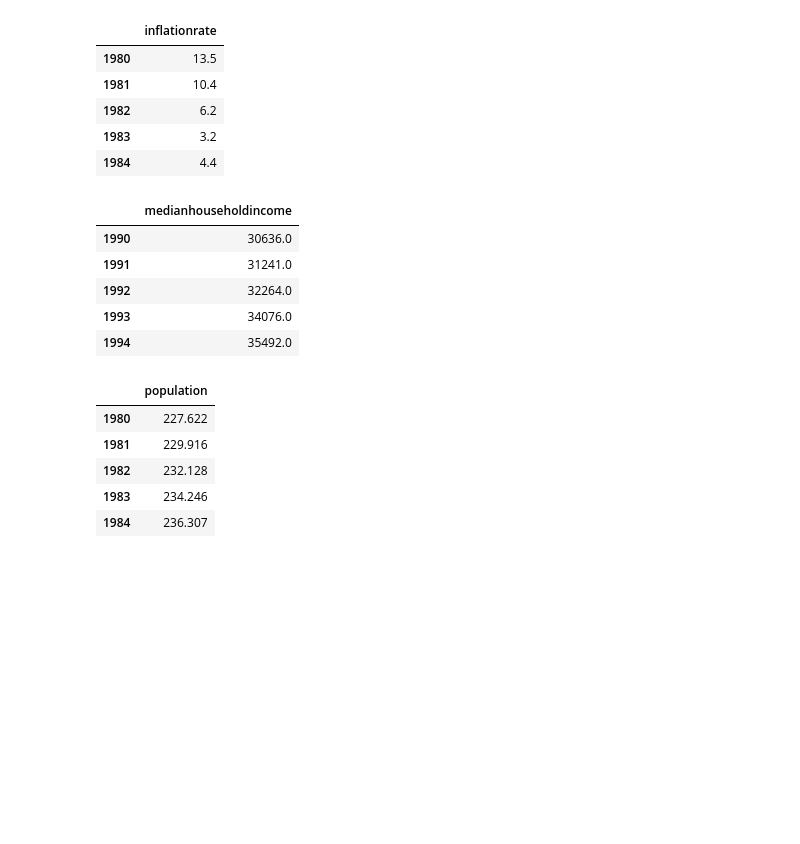
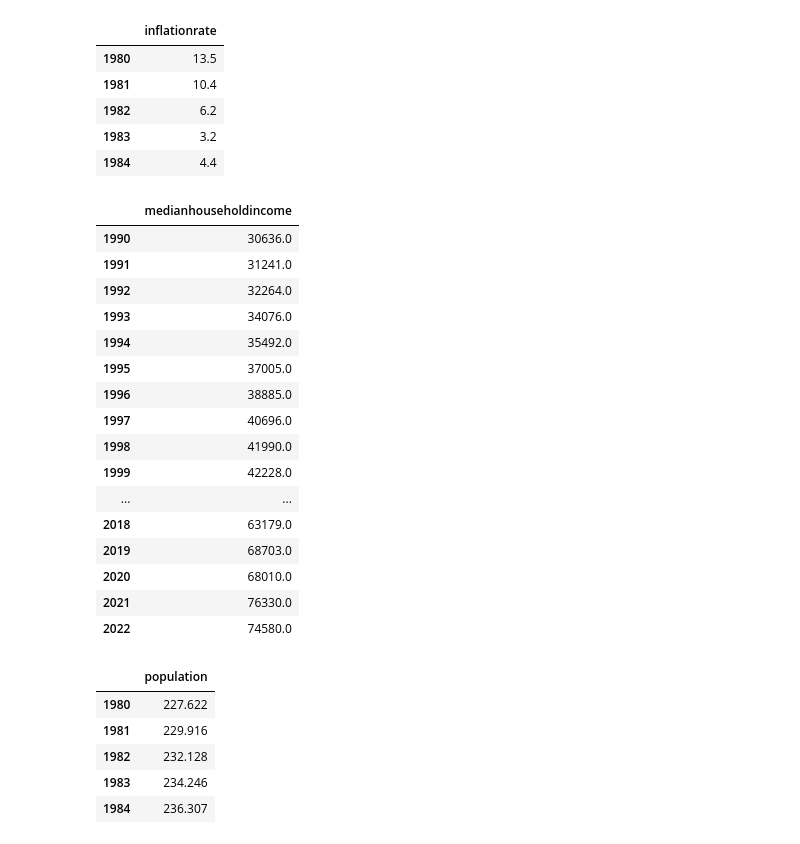
Before and after one commit to mmikul2/D195-Capstone, a Jupyter notebook: Capstone.ipynb, the cells around one changed output. Cells and saved outputs as stored; diff of their text form; code cells hidden in the pictures; blank space fills up the shorter version.

```diff
--- a/Capstone.ipynb
+++ b/Capstone.ipynb
@@ -86,16 +86,27 @@ inflationrate.head()
 # %%
 medianhouseholdincome = pd.read_csv('medianhouseholdincome.csv', sep = ',')
 medianhouseholdincome = medianhouseholdincome.transpose()
 medianhouseholdincome = medianhouseholdincome.rename(columns = {0:'medianhouseholdincome'})
 medianhouseholdincome["medianhouseholdincome"] = [float(str(i).replace(",", "")) for i in medianhouseholdincome["medianhouseholdincome"]]
-medianhouseholdincome.head()
+medianhouseholdincome
 # %% [output]
 |  | medianhouseholdincome |
 | 1990 | 30636.0 |
 | 1991 | 31241.0 |
 | 1992 | 32264.0 |
 | 1993 | 34076.0 |
 | 1994 | 35492.0 |
+| 1995 | 37005.0 |
+| 1996 | 38885.0 |
+| 1997 | 40696.0 |
+| 1998 | 41990.0 |
+| 1999 | 42228.0 |
+| ... | ... |
+| 2018 | 63179.0 |
+| 2019 | 68703.0 |
+| 2020 | 68010.0 |
+| 2021 | 76330.0 |
+| 2022 | 74580.0 |
 # %%
 population = pd.read_csv('population.csv', sep = ',')
 population = population.transpose()
```
Also changed, not shown: parts of 18 cells of this notebook, 2 other files.
